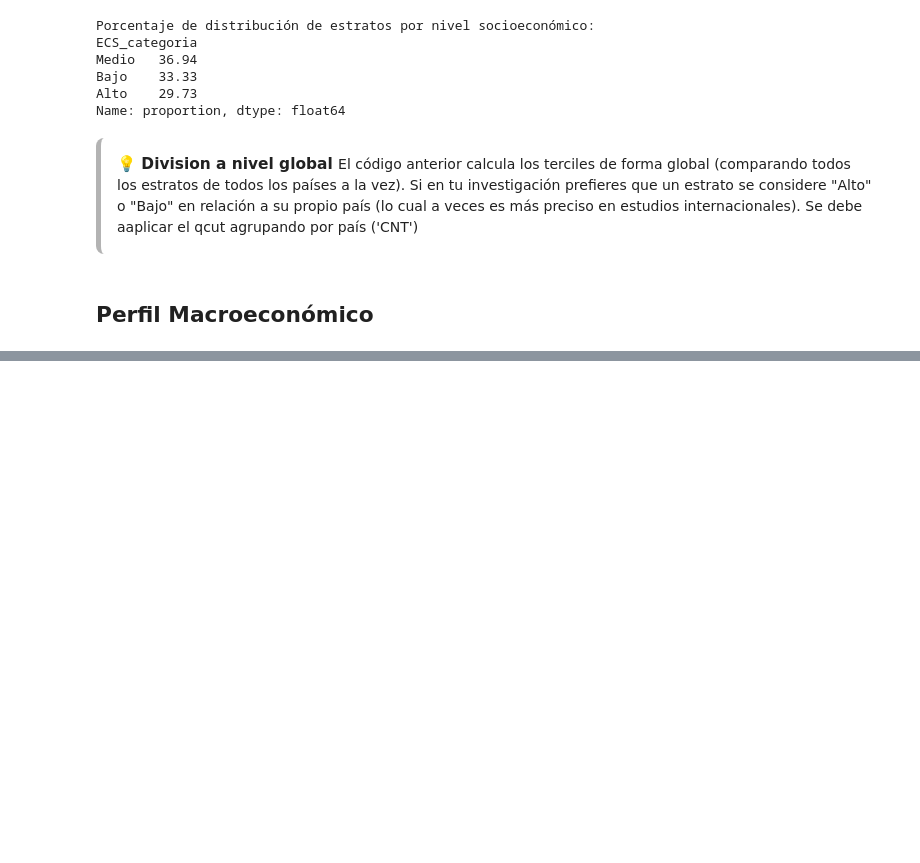
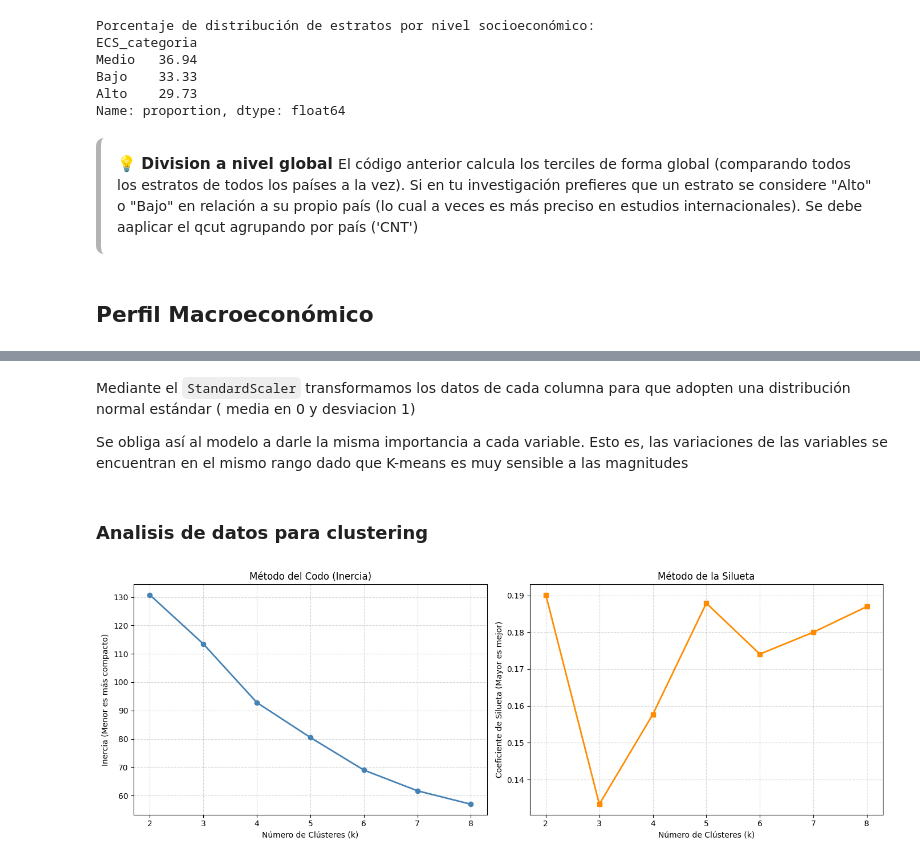
Before and after one commit to musero55/tfm_data_science, a Jupyter notebook: notebooks/fase_2_feature_engineering/02_data_panel_modelos.ipynb, the cells around one changed output, grey strips where cells are left out. Saved outputs shown, nothing was run; the diff lists cells and outputs as text; code cells hidden in the pictures; blank space fills up the shorter version.

Commit message:
Creacion del notebook para entrenamiento de los diferentes modelos y prueba y optimizacion de modelo con datos simulados

```diff
--- a/notebooks/fase_2_feature_engineering/02_data_panel_modelos.ipynb
+++ b/notebooks/fase_2_feature_engineering/02_data_panel_modelos.ipynb
@@ -323,0 +363,50 @@ Para dotar al modelo de un contexto estructural simplificado, se segmentan los p
+# %% [markdown]
+Mediante el `StandardScaler` transformamos los datos de cada columna para que adopten una distribución normal estándar ( media en 0 y desviacion 1)
+
+Se obliga así al modelo a darle la misma importancia a cada variable. Esto es, las variaciones de las variables se encuentran en el mismo rango dado que K-means es muy sensible a las magnitudes
+# %%
+#Instanciamos el estandar scaler
+scaler = StandardScaler()
+
+#transformamos los datos
+datos_macro_escalados = scaler.fit_transform(df_macro_pais)
+# %% [markdown]
+### Analisis de datos para clustering
+# %%
+#Calculo de los modelos
+inercias = []
+siluetas = []
+
+rango_k = range(2, 9) # Evaluamos desde 2 hasta 8 clústeres
+
+# Bucle para probar diferentes valores de agrupaciones
+for k in rango_k:
+    modelo_k = KMeans(n_clusters=k, random_state=42, n_init='auto')
+    etiquetas = modelo_k.fit_predict(datos_macro_escalados)
+
+    inercias.append(modelo_k.inertia_)
+    siluetas.append(silhouette_score(datos_macro_escalados, etiquetas))
+# %%
+
+
+# Configuración de la figura con dos gráficos en paralelo
+fig, ax = plt.subplots(1, 2, figsize=(14, 5))
+
+# Gráfico del Método del Codo
+ax[0].plot(rango_k, inercias, marker='o', color='steelblue', linewidth=2)
+ax[0].set_title('Método del Codo (Inercia)')
+ax[0].set_xlabel('Número de Clústeres (k)')
+ax[0].set_ylabel('Inercia (Menor es más compacto)')
+ax[0].grid(True, linestyle='--', alpha=0.5)
+
+# Gráfico del Método de la Silueta
+ax[1].plot(rango_k, siluetas, marker='s', color='darkorange', linewidth=2)
+ax[1].set_title('Método de la Silueta')
+ax[1].set_xlabel('Número de Clústeres (k)')
+ax[1].set_ylabel('Coeficiente de Silueta (Mayor es mejor)')
+ax[1].grid(True, linestyle='--', alpha=0.5)
+
+plt.tight_layout()
+plt.show()
+# %% [output]
+[figure, added]
```
Also changed, not shown: parts of 30 cells of this notebook, 4 other files.
